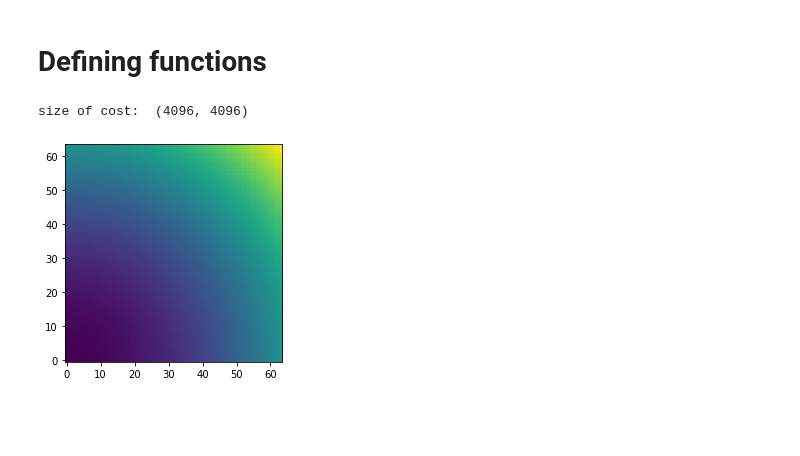
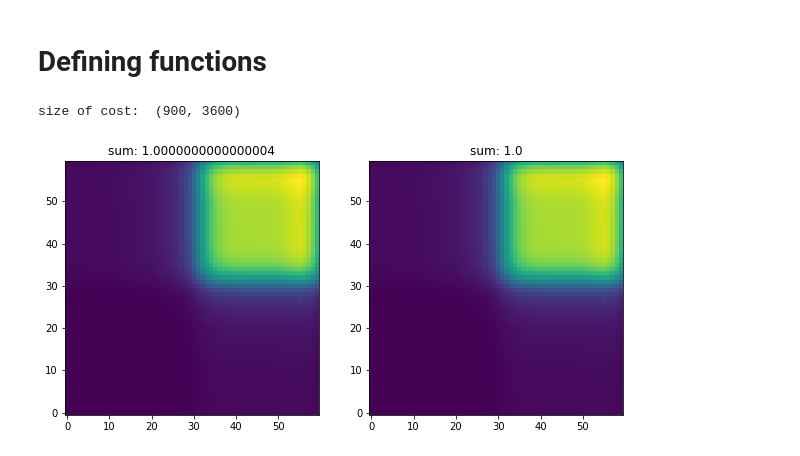
Before and after one commit to wonjunee/screening, a Jupyter notebook: python/screening_entropic.ipynb, the cells around one changed output. Saved outputs shown, nothing was run; the diff lists cells and outputs as text; code cells hidden in the pictures; blank space fills up the shorter version.

```diff
--- a/python/screening_entropic.ipynb
+++ b/python/screening_entropic.ipynb
@@ -182,27 +178,38 @@ def solve_poisson(u, phi_np, psi_np, nu_np, b, kernel, helper, dx, dy, yMax, sho
   rhs, bdry, R1, R2, R1x, R2y = compute_rhs(phi_np, psi_np, nu_np, b, helper, dx, dy, show_image=show_image) # computing the right hand side
   solve_poisson_bdry(u,rhs,bdry,kernel)
   return rhs, R1, R2, R1x, R2y
+# %%
+# centered difference
+def compute_dx(output, phi, dy):
+  output[:,1:-1] = (phi[:,2:] - phi[:,:-2])/(2.0*dy)
+  output[:,0]    = (phi[:,1] - phi[:,0])/(1.0*dy)
+  output[:,-1]   = (phi[:,-1] - phi[:,-2])/(1.0*dy)
+
+# centered difference
+def compute_dy(output, phi, dy):
+  output[1:-1,:] = (phi[2:,:] - phi[:-2,:])/(2.0*dy)
+  output[0,:]    = (phi[1,:] - phi[0,:])/(1.0*dy)
+  output[-1,:]   = (phi[-1,:] - phi[-2,:])/(1.0*dy)
 # %%
 from IPython import display
 
 # parameters
 # grid size n x n
-n = 64
+n = 30
+m = 60
 
 # step size for the gradient ascent
 L = 1000
 
 # epsilon for pushforward
-epsilon = 5e-3
+epsilon = 1e-2
 max_iteration = 10000000
 
-X, Y = np.meshgrid(np.linspace(0.5/n,1-0.5/n,n), np.linspace(0.5/n,1-0.5/n,n))
-
-Xx = X + 1
-Xy = Y + 1
+Xx,Xy = np.meshgrid(np.linspace(1+0.5/n,2-0.5/n,n), np.linspace(1+0.5/n,2-0.5/n,n))
 yMax = 2
-Yx = yMax * X
-Yy = yMax * Y
+Yx,Yy = np.meshgrid(np.linspace(0.5/m,1-0.5/m,m), np.linspace(0.5/m,1-0.5/m,m))
+Yx *= 2
+Yy *= 2
 
 dx = 1.0/n
 dy = dx * yMax
@@ -214,59 +221,66 @@ Xv = np.zeros((n*n,2))
 Xv[:,0] = Xx.reshape((n*n,))
 Xv[:,1] = Xy.reshape((n*n,))
 
-Yv = np.zeros((n*n,2))
-Yv[:,0] = Yx.reshape((n*n,))
-Yv[:,1] = Yy.reshape((n*n,))
+Yv = np.zeros((m*m,2))
+Yv[:,0] = Yx.reshape((m*m,))
+Yv[:,1] = Yy.reshape((m*m,))
 
-cost_np = - np.sum(Xv.reshape((n*n,1,2)) * Yv.reshape((1,n*n,2)),axis=2)
+cost_np = - np.sum(Xv.reshape((n*n,1,2)) * Yv.reshape((1,m*m,2)),axis=2)
+
 print("size of cost: ", cost_np.shape)
-b_np    = 0.5 * (Yx**2 + Yy**2)
-plt.imshow(b_np,origin='lower')
-plt.show()
-
-psi_np     = - 0.5*(Xx**2+Xy**2)
-phi_np     = np.zeros((n,n))
-nu_np      = np.zeros((n,n))
+b_np       = 0.5 * (Yx**2 + Yy**2)
+psi_np     = - 0.5 * (Xx**2+Xy**2)
+phi_np     = np.zeros((m,m))
+nu_np      = np.zeros((m,m))
 psi_eps_np = np.zeros((n,n))
-rho_np     = np.zeros((n,n))
+rho_np     = np.zeros((m,m))
 
 c_transform_forward_cpp(phi_np, psi_np, cost_np)
 
 # phi  = torch.from_numpy(phi).type(torch.float32)
 cost = torch.from_numpy(cost_np)
 phi  = torch.from_numpy(phi_np)
 psi  = torch.from_numpy(psi_np)
 nu   = torch.from_numpy(nu_np)
 
-c_transform_forward(phi, psi, cost)
+c_transform_forward(phi_np, psi_np, cost_np)
 
-fig,ax = plt.subplots(1,3,figsize=(10,5))
+fig,ax = plt.subplots(1,2,figsize=(10,5))
 
-approx_push_cpp(nu_np, psi_np, phi_np, cost_np, epsilon, dx, dy, yMax)
+c_transform_epsilon_cpp(psi_eps_np, psi_np, phi_np, cost_np, epsilon, dx, dy, yMax)
+compute_nu_and_rho_cpp(nu_np, rho_np, psi_eps_np, phi_np,  cost_np, b_np, epsilon, dx, dy, yMax)
 ax[0].imshow(nu_np, origin='lower')
-ax[0].set_title(f"sum: {np.sum(nu_np)*dy*dy}")
+ax[0].set_title(f'sum: {np.sum(nu_np)*dy*dy}')
 
 approx_push(nu, psi, phi, cost, epsilon, dx, dy, yMax)
 ax[1].imshow(nu, origin='lower')
 ax[1].set_title(f"sum: {torch.sum(nu)*dy*dy}")
 
-rho_np = np.zeros((n,n))
-c_transform_epsilon_cpp(psi_eps_np, psi_np, phi_np, cost_np, epsilon, dx, dy, yMax)
-compute_nu_and_rho_cpp(nu_np, rho_np, psi_eps_np, phi_np,  cost_np, b_np, epsilon, dx, dy, yMax)
-ax[2].imshow(nu_np, origin='lower')
-ax[2].set_title(f"sum: {np.sum(nu_np)*dy*dy}")
 
 plt.show()
 
 helper = HelperClass(phi, dx, dy)
 
 u = np.zeros((n,n))
 
+Tx = np.zeros((psi_np.shape[0], psi_np.shape[1]))
+Ty = np.zeros((psi_np.shape[0], psi_np.shape[1]))
+compute_dx(Tx, psi_np, dx)
+compute_dy(Ty, psi_np, dx)
+Tx = - Tx
+Ty = - Ty
+
+plt.figure()
+plt.scatter(Tx,Ty)
+plt.xlim([0,2.5])
+plt.ylim([0,2.5])
+plt.show()
+
 if cuda:
   phi  = phi.cuda()
   psi  = psi.cuda()
   cost = cost.cuda()
   nu   = nu.cuda()
 # %% [output]
-size of cost:  (4096, 4096)
+size of cost:  (900, 3600)
-[figure, old version]
+[figure, new version]
```
Also changed, not shown: parts of 5 cells of this notebook, 2 other files.
